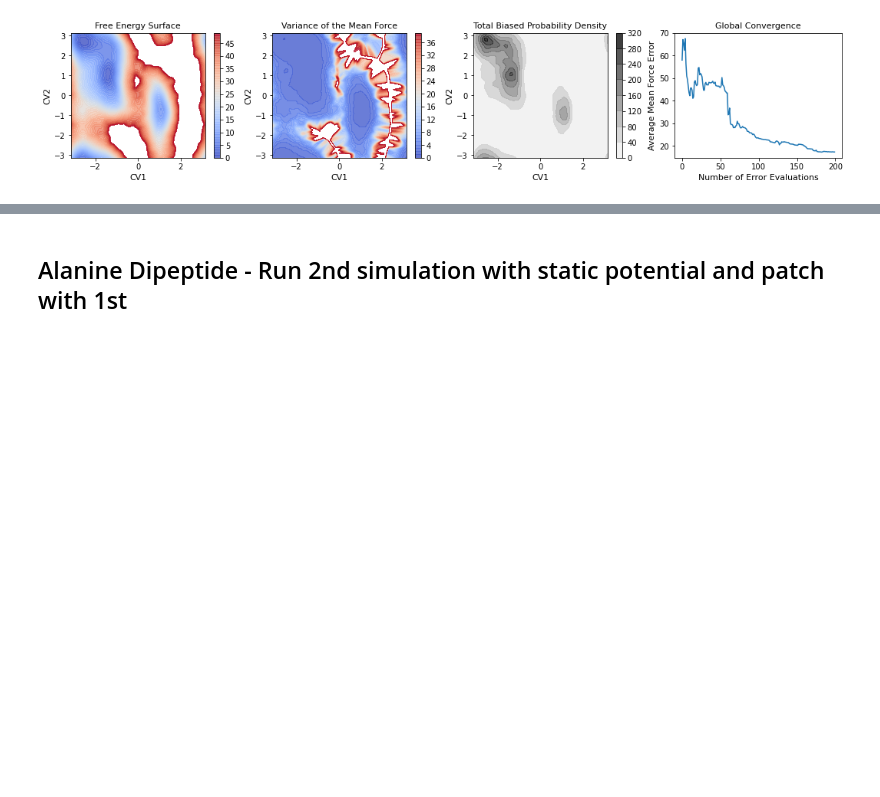
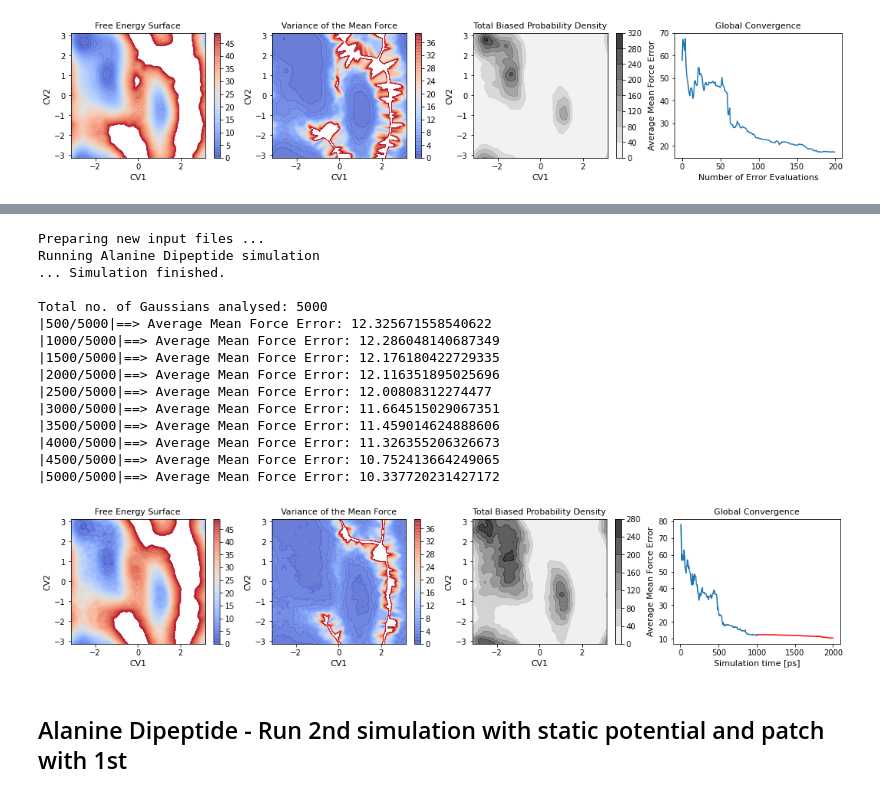
Before and after one commit to mme-ucl/MFI, a Jupyter notebook: MFI_notebook.ipynb, the cells around one changed output, grey strips where cells are left out. Cells and saved outputs as stored; diff of their text form; code cells hidden in the pictures; blank space fills up the shorter version.

```diff
--- a/MFI_notebook.ipynb
+++ b/MFI_notebook.ipynb
@@ -134,2 +117,59 @@ Total no. of Gaussians analysed: 5000
+# %%
+#rename old results
+Froce_terms_old = [Ftot_den, Ftot_den2, Ftot_x, Ftot_y, ofv_x, ofv_y]
+ofe_history_old = [ofe_history, ofe_history_time]
+
+
+#prepare new input files
+run_plumed.find_alanine_dipeptide_input(initial_position_x=0.0, initial_position_y=0.0, file_extension="_2sim")
+
+#Run Alanine dipeptide simulation
+run_plumed.run_alanine_dipeptide(simulation_steps, temperature=2.49, gaus_width_x=0.1, gaus_width_y=0.1, gaus_height=2, biasfactor=20, gaus_pace=100, file_extension="_2sim")
+
+#Read the HILLS file
+HILLS=MFI.load_HILLS_2D(hills_name=path_data + "/HILLS" + "_2sim")
+
+#Read the Colvar File
+[position_x, position_y] = MFI.load_position_2D(position_name=path_data + "/position" + "_2sim")
+
+# Compute the time-independent mean force
+results = MFI.MFI_2D(HILLS = HILLS, position_x = position_x, position_y = position_y, bw = 0.1, kT = 2.49, periodic=1, base_terms = Froce_terms_old)
+
+[X, Y, Ftot_den, Ftot_x, Ftot_y, ofe, ofe_history, ofe_history_time, Ftot_den2, ofv_x, ofv_y] = results
+
+# #Patch results
+patch = MFI.patch_2D([Froce_terms_old, [Ftot_den, Ftot_den2, Ftot_x, Ftot_y, ofv_x, ofv_y]])
+ofe_history_time = [element+ofe_history_old[1][-1] for element in ofe_history_time]
+
+
+#integration with the FFT method
+[X, Y, FES] = MFI.FFT_intg_2D(patch[2], patch[3])
+
+# Plot Recap
+MFI.plot_recap_2D(X, Y, FES, patch[0], ofe, ofe_history_old[0], ofe_history_old[1])
+plt.plot(ofe_history_time, ofe_history, c="r")
+plt.show()
+
+# Save Force terms
+Ftot_master = [X, Y, Ftot_den, FES, patch[0], ofe, ofe_history_old[0], ofe_history_old[1], ofe_history_time, ofe_history]
+with open(results_path + "/alanine_dipeptide_patch2.pkl","wb") as fw:
+    pickle.dump(Ftot_master, fw)
+# %% [output]
+Preparing new input files ...
+Running Alanine Dipeptide simulation
+... Simulation finished.
+
+Total no. of Gaussians analysed: 5000
+|500/5000|==> Average Mean Force Error: 12.325671558540622
+|1000/5000|==> Average Mean Force Error: 12.286048140687349
+|1500/5000|==> Average Mean Force Error: 12.176180422729335
+|2000/5000|==> Average Mean Force Error: 12.116351895025696
+|2500/5000|==> Average Mean Force Error: 12.00808312274477
+|3000/5000|==> Average Mean Force Error: 11.664515029067351
+|3500/5000|==> Average Mean Force Error: 11.459014624888606
+|4000/5000|==> Average Mean Force Error: 11.326355206326673
+|4500/5000|==> Average Mean Force Error: 10.752413664249065
+|5000/5000|==> Average Mean Force Error: 10.337720231427172
+[figure, added]
 # %% [markdown]
 ## Alanine Dipeptide - Run 2nd simulation with static potential and patch with 1st
```
Also changed, not shown: parts of 19 cells of this notebook, 47 other files.
